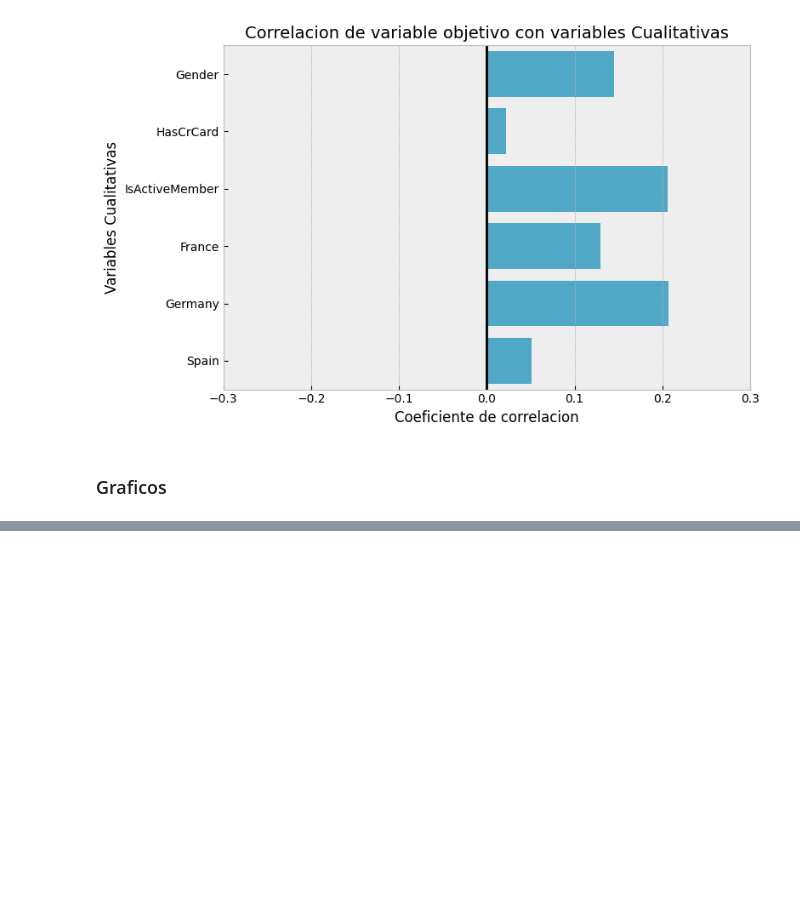
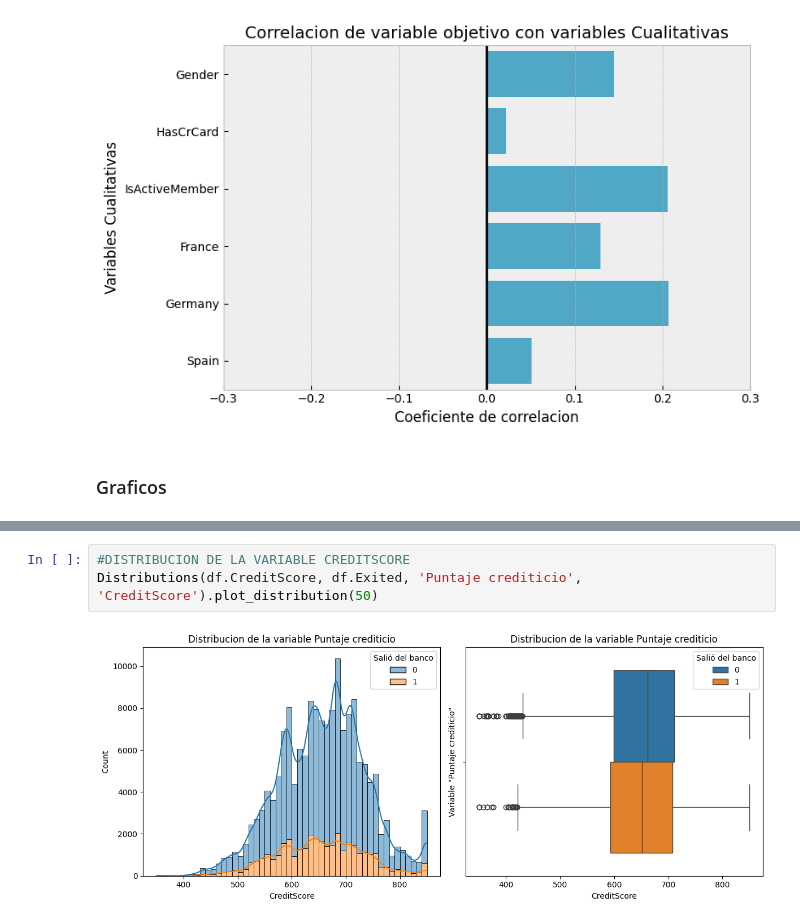
Before and after one commit to arielRas/KaggleCompetition-Coder52295, a Jupyter notebook: Eda.ipynb, the cells around one changed output, grey strips where cells are left out. Drawn from its saved outputs; the diff is of its cells as text; blank space fills up the shorter version.

```diff
--- a/Eda.ipynb
+++ b/Eda.ipynb
@@ -56,0 +62,5 @@ Distributions(df.Age, df.Exited, 40, 'Age', 'Edad').plot_distribution()
+# %%
+#DISTRIBUCION DE LA VARIABLE CREDITSCORE
+Distributions(df.CreditScore, df.Exited, 'Puntaje crediticio', 'CreditScore').plot_distribution(50)
+# %% [output]
+[figure, added]
```
Also changed, not shown: parts of 6 cells of this notebook, 1 other file.
